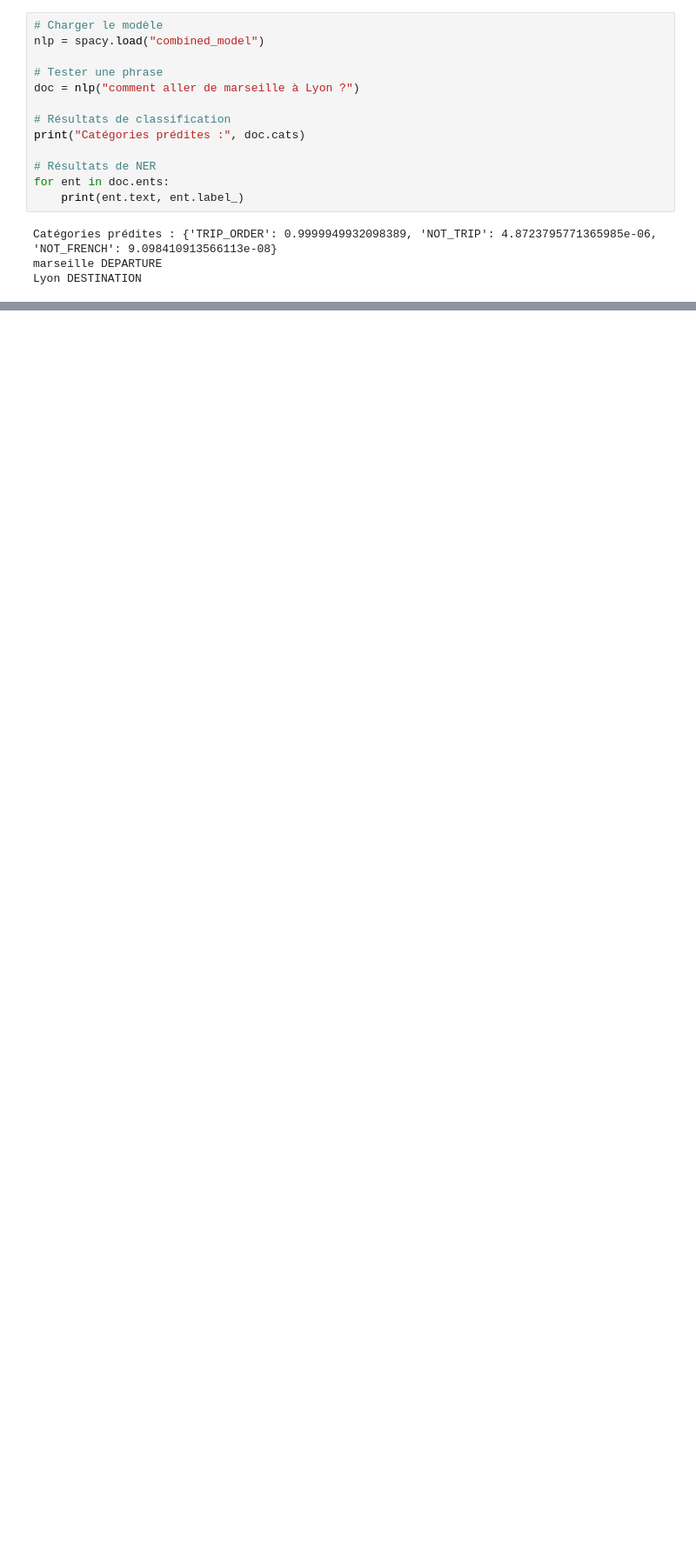
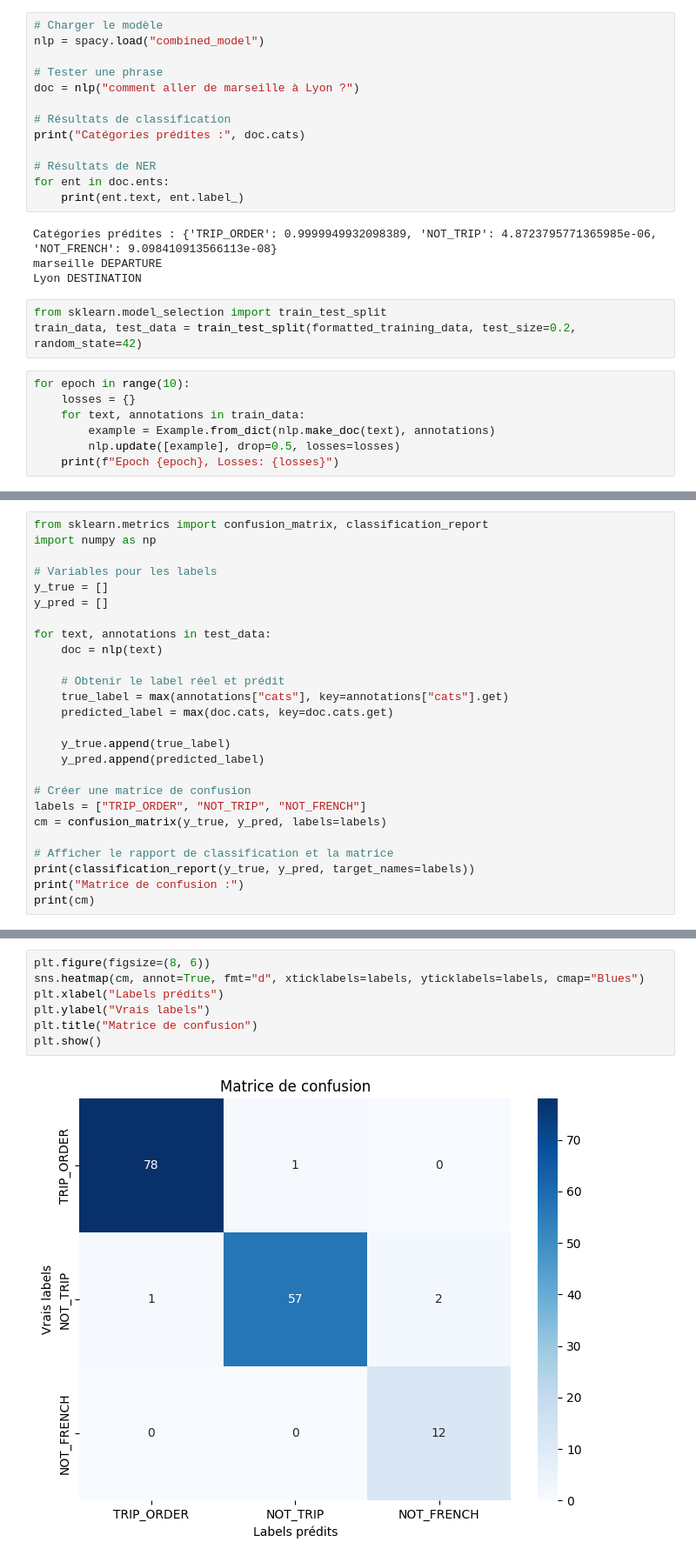
Before and after one commit to BrandSEPI/IA-pub, a Jupyter notebook: spacy.ipynb, the cells around one changed output, grey strips where cells are left out. Shown: that part at 87% size. Saved outputs shown, nothing was run; the diff lists cells and outputs as text; blank space fills up the shorter version.

```diff
--- a/spacy.ipynb
+++ b/spacy.ipynb
@@ -217,3 +217,13 @@ for ent in doc.ents:
 Catégories prédites : {'TRIP_ORDER': 0.9999949932098389, 'NOT_TRIP': 4.8723795771365985e-06, 'NOT_FRENCH': 9.098410913566113e-08}
 marseille DEPARTURE
 Lyon DESTINATION
+# %%
+from sklearn.model_selection import train_test_split
+train_data, test_data = train_test_split(formatted_training_data, test_size=0.2, random_state=42)
+# %%
+for epoch in range(10):
+    losses = {}
+    for text, annotations in train_data:
+        example = Example.from_dict(nlp.make_doc(text), annotations)
+        nlp.update([example], drop=0.5, losses=losses)
+    print(f"Epoch {epoch}, Losses: {losses}")
@@ -219,0 +241,26 @@ Lyon DESTINATION
+# %%
+from sklearn.metrics import confusion_matrix, classification_report
+import numpy as np
+
+# Variables pour les labels
+y_true = []
+y_pred = []
+
+for text, annotations in test_data:
+    doc = nlp(text)
+
+    # Obtenir le label réel et prédit
+    true_label = max(annotations["cats"], key=annotations["cats"].get)
+    predicted_label = max(doc.cats, key=doc.cats.get)
+
+    y_true.append(true_label)
+    y_pred.append(predicted_label)
+
+# Créer une matrice de confusion
+labels = ["TRIP_ORDER", "NOT_TRIP", "NOT_FRENCH"]
+cm = confusion_matrix(y_true, y_pred, labels=labels)
+
+# Afficher le rapport de classification et la matrice
+print(classification_report(y_true, y_pred, target_names=labels))
+print("Matrice de confusion :")
+print(cm)
@@ -219,0 +285,9 @@ Lyon DESTINATION
+# %%
+plt.figure(figsize=(8, 6))
+sns.heatmap(cm, annot=True, fmt="d", xticklabels=labels, yticklabels=labels, cmap="Blues")
+plt.xlabel("Labels prédits")
+plt.ylabel("Vrais labels")
+plt.title("Matrice de confusion")
+plt.show()
+# %% [output]
+[figure, added]
```
Also changed, not shown: parts of 3 cells of this notebook, 1 other file.
